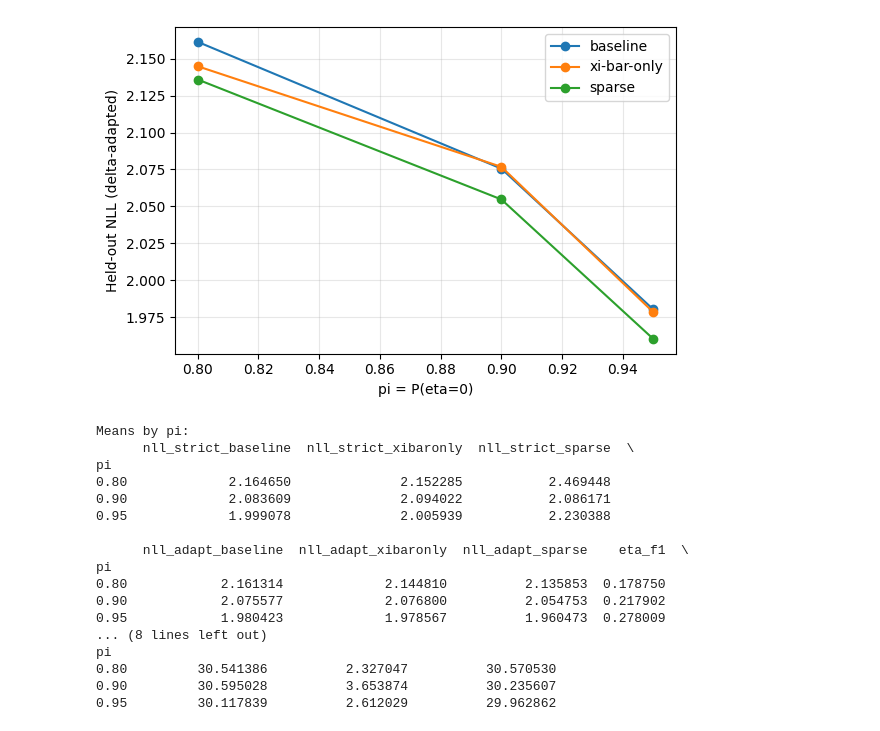
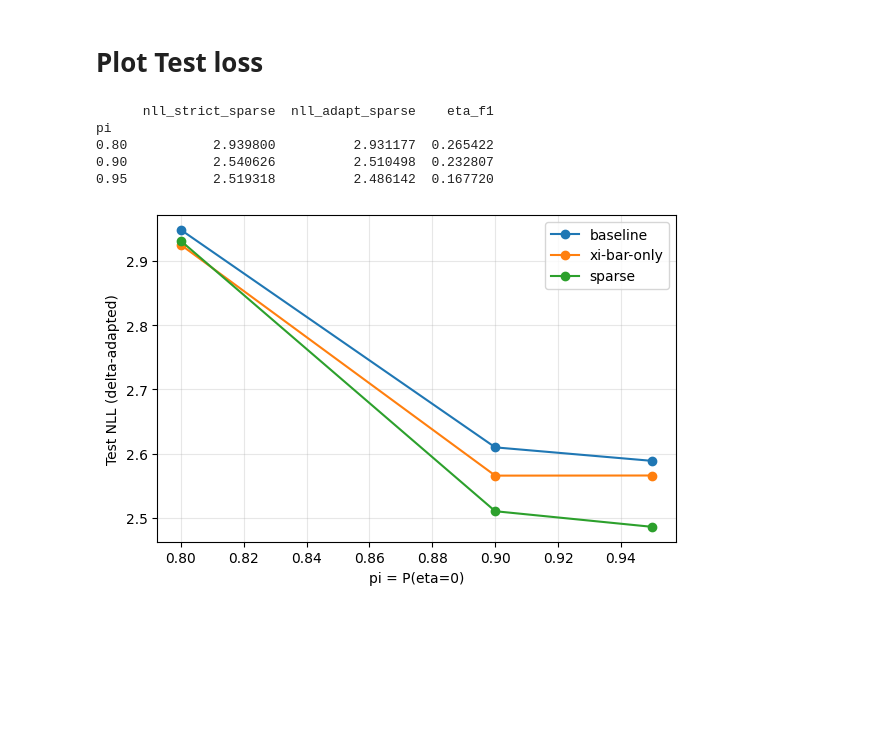
Before and after one commit to javaheriamirhossein/JPMorgan-MLCOE-challenge, a Jupyter notebook: Part2/Joint_Bayesian_Sparse_DeepHalo.ipynb, the cells around one changed output. Saved outputs shown, nothing was run; the diff lists cells and outputs as text; code cells hidden in the pictures; blank space fills up the shorter version.

Commit message:
Updated demo and test results

```diff
--- a/Part2/Joint_Bayesian_Sparse_DeepHalo.ipynb
+++ b/Part2/Joint_Bayesian_Sparse_DeepHalo.ipynb
@@ -554,0 +470,20 @@ pi=0.90 rep=1 strict NLL (b,xi,s): 2.228, 2.246, 2.314 | adapt NLL (b,xi,s): 2.2
+# %%
+df, all_losses = run_grid(
+    pis=(0.8, 0.9, 0.95), reps=5, base_seed=123,
+    T=15,             # More markets to stabilize Z and beta
+    M=20, J=15,       # Crucial: More items so eta cannot hide in xibar
+    Nt=2000,          # Standard consumer count
+    D=2,
+    sigma_xibar=0.1,  # Lower market noise to prevent it from masking eta
+    sigma_eta=2.0,    # Huge sparse shocks
+    test_frac=0.25,
+    encoder_kwargs=dict(H=7, depth=3, embed=16, dropout=0.0,
+                        block_type="qua", out_dim=2),
+    tau_eval=0.05,
+)
+
+out_dir = os.path.join(project_root, "Experiments", "Joint Lu Zhang results" )
+os.makedirs(out_dir, exist_ok=True)
+
+out_csv = os.path.join(out_dir, "Bayesian_sparse_deephalo_results.csv")
+df.to_csv(out_csv, index=False)
@@ -575,41 +530,25 @@ df
+# %% [markdown]
+# Plot Test loss
+# %%
+print(df.groupby("pi")[["nll_strict_sparse", "nll_adapt_sparse", "eta_f1"]].mean())
+# %% [output]
+      nll_strict_sparse  nll_adapt_sparse    eta_f1
+pi
+0.80           2.939800          2.931177  0.265422
+0.90           2.540626          2.510498  0.232807
+0.95           2.519318          2.486142  0.167720
 # %%
-import matplotlib.pyplot as plt
-
-# optional plot: adapted NLL vs pi
+# plot adapted NLL vs pi
 g = df.groupby("pi")[["nll_adapt_baseline", "nll_adapt_xibaronly", "nll_adapt_sparse"]].mean().reset_index()
 plt.figure(figsize=(6, 4))
 plt.plot(g["pi"], g["nll_adapt_baseline"], marker="o", label="baseline")
 plt.plot(g["pi"], g["nll_adapt_xibaronly"], marker="o", label="xi-bar-only")
 plt.plot(g["pi"], g["nll_adapt_sparse"], marker="o", label="sparse")
 plt.xlabel("pi = P(eta=0)")
-plt.ylabel("Held-out NLL (delta-adapted)")
+plt.ylabel("Test NLL (delta-adapted)")
 plt.grid(True, alpha=0.3)
 plt.legend()
 plt.tight_layout()
 plt.show()
 # %% [output]
-[figure, old version]
+[figure, new version]
-# %%
-    cols = ["nll_strict_baseline", "nll_strict_xibaronly", "nll_strict_sparse",
-            "nll_adapt_baseline", "nll_adapt_xibaronly", "nll_adapt_sparse",
-            "eta_f1", "beta_dist_baseline", "theta_dist_baseline", "beta_dist_xibar", "theta_dist_xibar", "beta_dist_sparse", "theta_dist_sparse"]
-    print("\nMeans by pi:")
-    print(df.groupby("pi")[cols].mean())
-# %% [output]
-Means by pi:
-      nll_strict_baseline  nll_strict_xibaronly  nll_strict_sparse  \
-pi
-0.80             2.164650              2.152285           2.469448
-0.90             2.083609              2.094022           2.086171
-0.95             1.999078              2.005939           2.230388
-
-      nll_adapt_baseline  nll_adapt_xibaronly  nll_adapt_sparse    eta_f1  \
-pi
-0.80            2.161314             2.144810          2.135853  0.178750
-0.90            2.075577             2.076800          2.054753  0.217902
-0.95            1.980423             1.978567          1.960473  0.278009
-... (8 lines left out)
-pi
-0.80         30.541386          2.327047          30.570530
-0.90         30.595028          3.653874          30.235607
-0.95         30.117839          2.612029          29.962862
```
Also changed, not shown: parts of 13 cells of this notebook, 41 other files.
